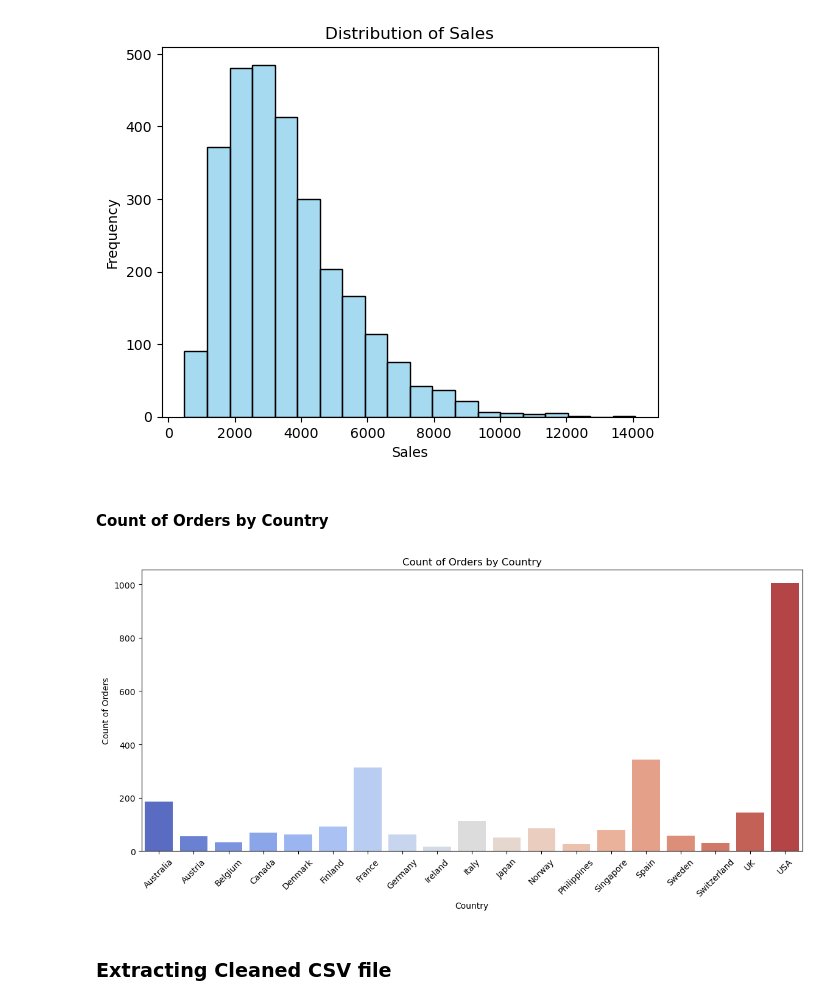
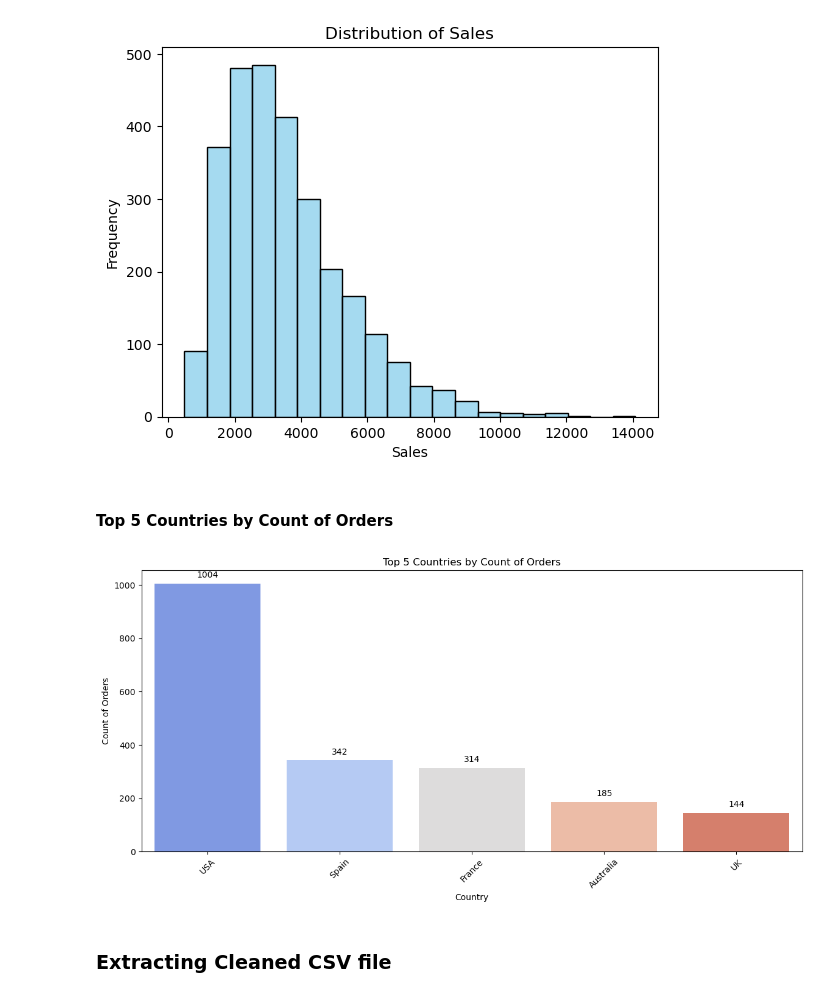
Before and after one commit to huseynaxmedov1999/Data-Loading-Cleaning-Sales-Data-, a Jupyter notebook: Data Cleaning(Sales Data).ipynb, the cells around one changed output. Saved outputs shown, nothing was run; the diff lists cells and outputs as text; code cells hidden in the pictures.

```diff
--- a/Data Cleaning(Sales Data).ipynb
+++ b/Data Cleaning(Sales Data).ipynb
@@ -154,7 +153,7 @@ df.duplicated().sum() #Checking for duplicate rows in the dataset to decide on d
 # %% [output]
 0
 # %%
-df[df.isnull()] = df[df.isnull()].fillna("Unknown") #Filling null values with 'Unknown' for categorical columns to retain those rows in the dataset without losing information
+df.fillna("Unknown", inplace=True) #Filling null values with 'Unknown' for categorical columns to retain those rows in the dataset without losing information
 # %%
 df.isnull().sum() #Checking for null values in the dataset
 # %% [output]
@@ -210,18 +209,28 @@ plt.show() #The histogram shows that the distribution of sales is right-skewed,
 # %% [output]
 [figure]
 # %% [markdown]
-#### Count of Orders by Country
+#### Top 5 Countries by Count of Orders
 # %%
 plt.figure(figsize=(14,6))
-avg_sales_by_country = df.groupby('COUNTRY')['ORDERNUMBER'].count().reset_index()
-sns.barplot(x='COUNTRY', y='ORDERNUMBER', data=avg_sales_by_country,hue='COUNTRY', palette='coolwarm')
+orders_by_country = (df.groupby('COUNTRY')['ORDERNUMBER']
+                     .count()
+                     .reset_index()
+                     .sort_values(by='ORDERNUMBER', ascending=False)
+                     .head(5)) #Visualizing the count of orders by country to identify which countries have the highest and lowest counts of orders
+ax = sns.barplot(x='COUNTRY', y='ORDERNUMBER', data=orders_by_country,hue='COUNTRY', palette='coolwarm')
+for p in ax.patches:
+    ax.annotate(format(p.get_height(), '.0f'), #Adding annotations to the bars to show the exact count of orders for each country
+                (p.get_x() + p.get_width() / 2., p.get_height()), # Positioning the annotations at the center of each bar
+                ha='center', va='center',
+                xytext=(0, 10),
+                textcoords='offset points')
 plt.xlabel('Country')
 plt.ylabel('Count of Orders')
-plt.title('Count of Orders by Country')
+plt.title('Top 5 Countries by Count of Orders')
 plt.xticks(rotation=45)
 plt.show() #The bar plot shows that there are significant differences in the count of orders across different countries. Some countries have much higher counts compared to others, which may indicate differences in market size, customer preferences, or other factors that could be further investigated to understand the reasons behind these differences in sales performance.
 # %% [output]
-[figure, old version]
+[figure, new version]
 # %% [markdown]
 ### Extracting Cleaned CSV file
 # %%
```
Also changed, not shown: parts of 1 cell of this notebook.
